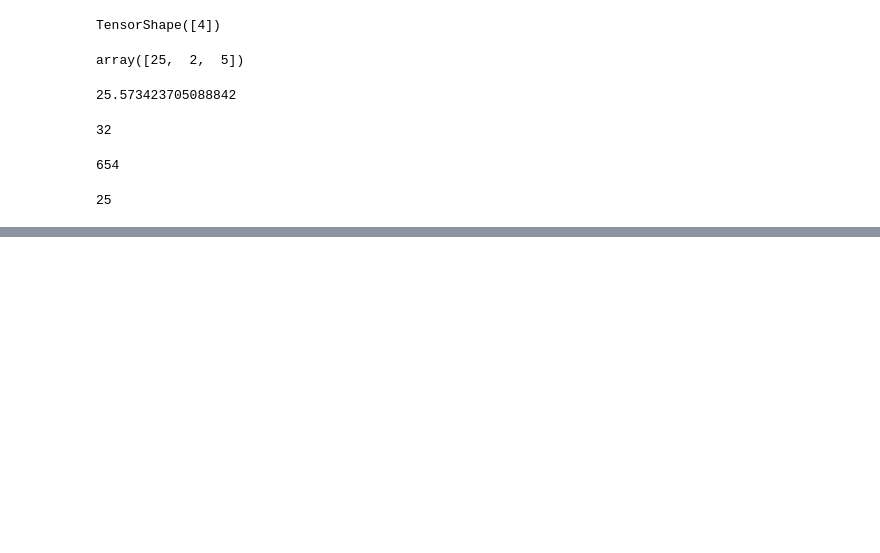
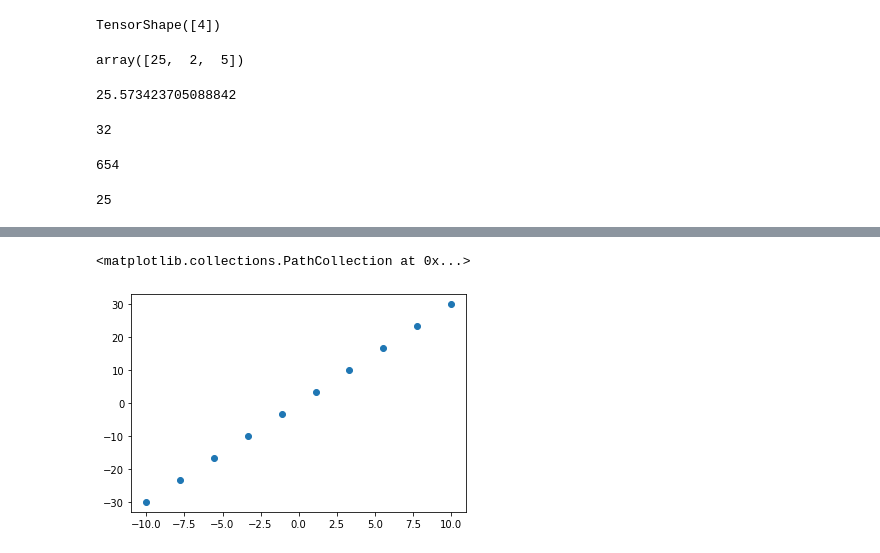
Before and after one commit to Dnbg1982/Practice-Projects, a Jupyter notebook: Linear Algebra.ipynb, the cells around one changed output, grey strips where cells are left out. Saved outputs shown, nothing was run; the diff lists cells and outputs as text; code cells hidden in the pictures; blank space fills up the shorter version.

```diff
--- a/Linear Algebra.ipynb
+++ b/Linear Algebra.ipynb
@@ -108,0 +316,5 @@ np.max([np.abs(x[0]), np.abs(x[1]), np.abs(x[2])])
+# %%
+plt.scatter(x,y1)
+# %% [output]
+<matplotlib.collections.PathCollection at 0x...>
+[figure, added]
```
Also changed, not shown: parts of 52 cells of this notebook.
